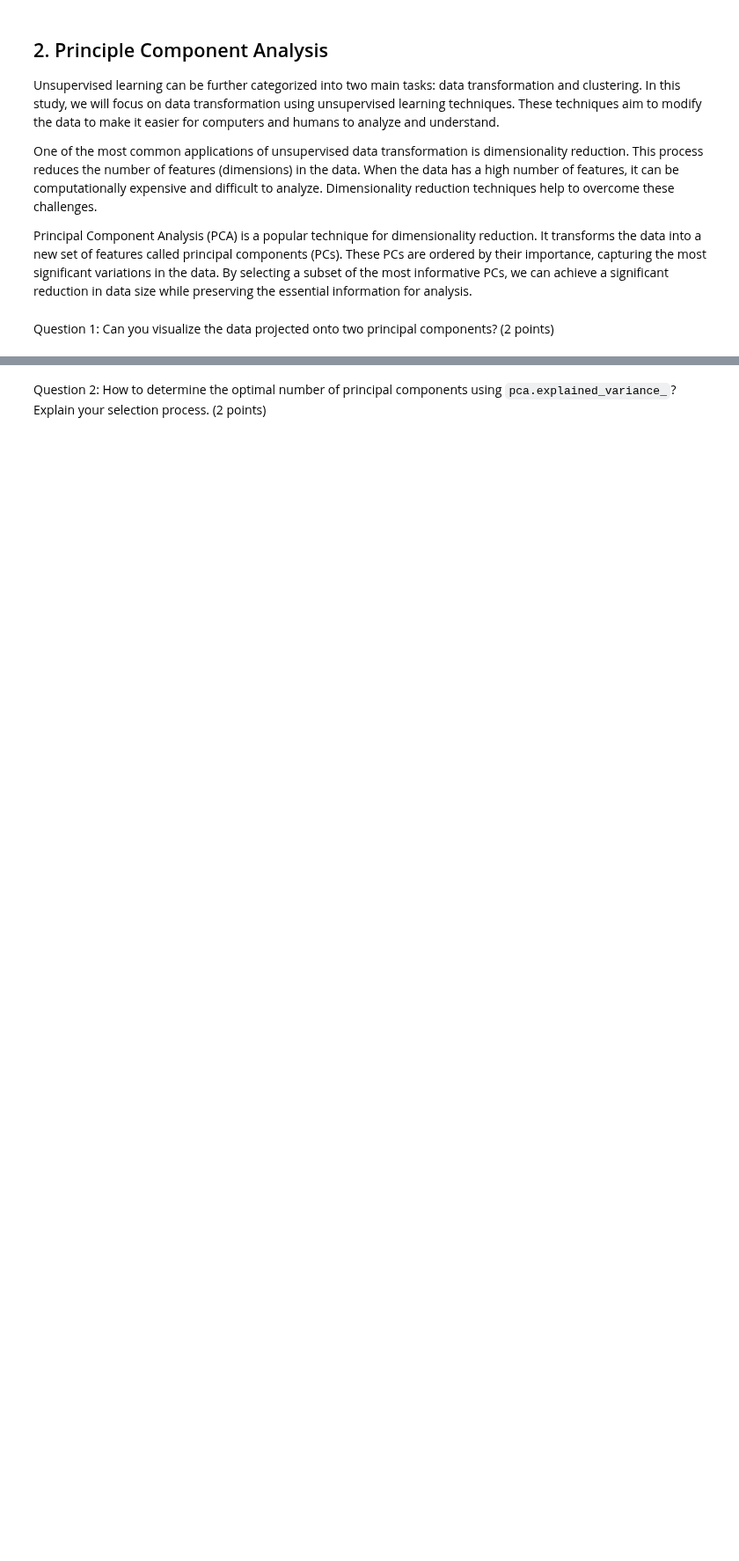
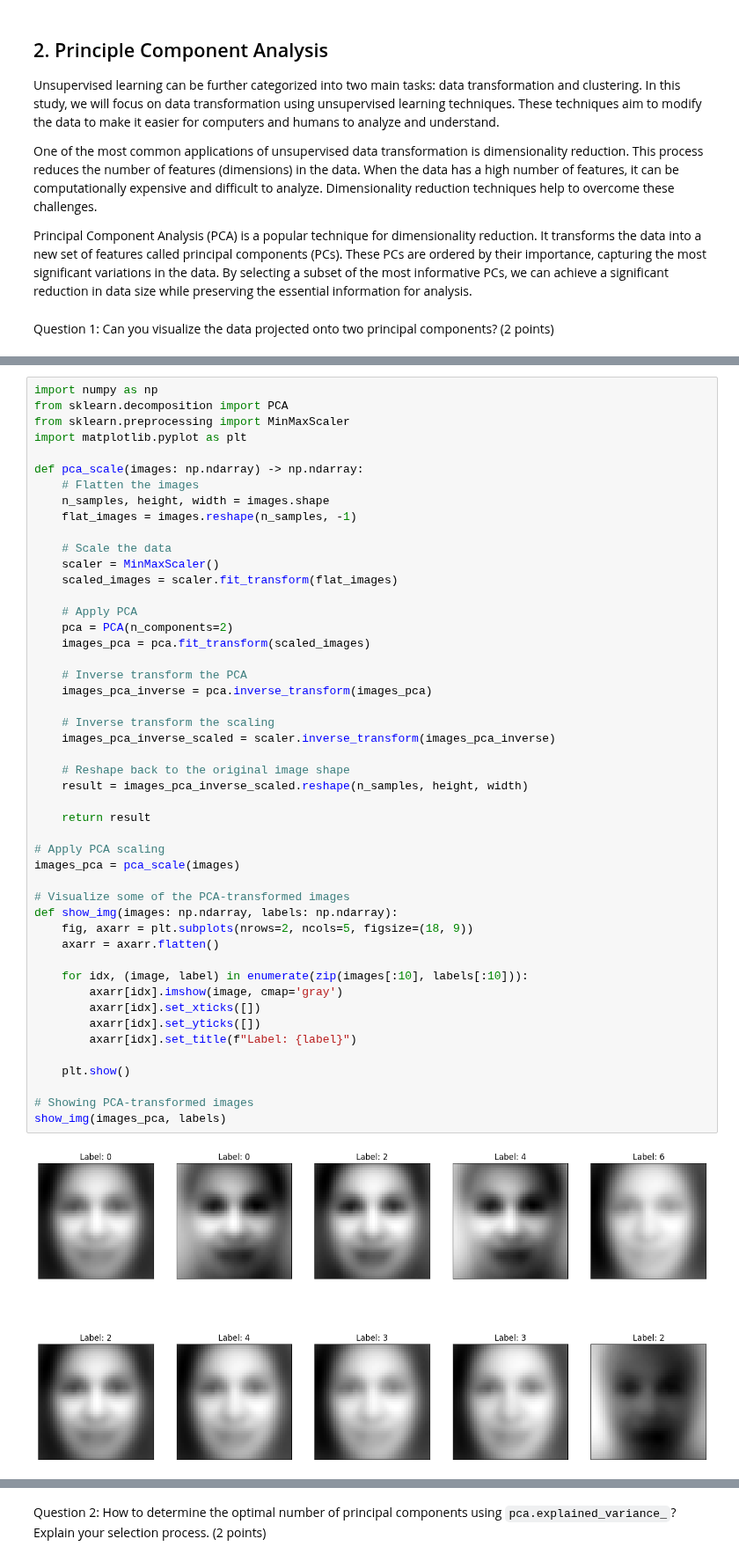
Before and after one commit to ki-chan2002/ML-Mini-Project, a Jupyter notebook: notebooks/EDA.ipynb, the cells around one changed output, grey strips where cells are left out. Shown at 88% size. Drawn from its saved outputs; the diff is of its cells as text; blank space fills up the shorter version.

```diff
--- a/notebooks/EDA.ipynb
+++ b/notebooks/EDA.ipynb
@@ -121,3 +121,53 @@ plt.scatter(images_pca[:,1], images_pca[:,2], cmap="rainbow")
 # %% [output]
 <matplotlib.collections.PathCollection at 0x...>
 [figure]
+# %%
+import numpy as np
+from sklearn.decomposition import PCA
+from sklearn.preprocessing import MinMaxScaler
+import matplotlib.pyplot as plt
+
+def pca_scale(images: np.ndarray) -> np.ndarray:
+    # Flatten the images
+    n_samples, height, width = images.shape
+    flat_images = images.reshape(n_samples, -1)
+
+    # Scale the data
+    scaler = MinMaxScaler()
+    scaled_images = scaler.fit_transform(flat_images)
+
+    # Apply PCA
+    pca = PCA(n_components=2)
+    images_pca = pca.fit_transform(scaled_images)
+
+    # Inverse transform the PCA
+    images_pca_inverse = pca.inverse_transform(images_pca)
+
+    # Inverse transform the scaling
+    images_pca_inverse_scaled = scaler.inverse_transform(images_pca_inverse)
+
+    # Reshape back to the original image shape
+    result = images_pca_inverse_scaled.reshape(n_samples, height, width)
+
+    return result
+
+# Apply PCA scaling
+images_pca = pca_scale(images)
+
+# Visualize some of the PCA-transformed images
+def show_img(images: np.ndarray, labels: np.ndarray):
+    fig, axarr = plt.subplots(nrows=2, ncols=5, figsize=(18, 9))
+    axarr = axarr.flatten()
+
+    for idx, (image, label) in enumerate(zip(images[:10], labels[:10])):
+        axarr[idx].imshow(image, cmap='gray')
+        axarr[idx].set_xticks([])
+        axarr[idx].set_yticks([])
+        axarr[idx].set_title(f"Label: {label}")
+
+    plt.show()
+
+# Showing PCA-transformed images
+show_img(images_pca, labels)
+# %% [output]
+[figure, added]
```
Also changed, not shown: parts of 6 cells of this notebook.
